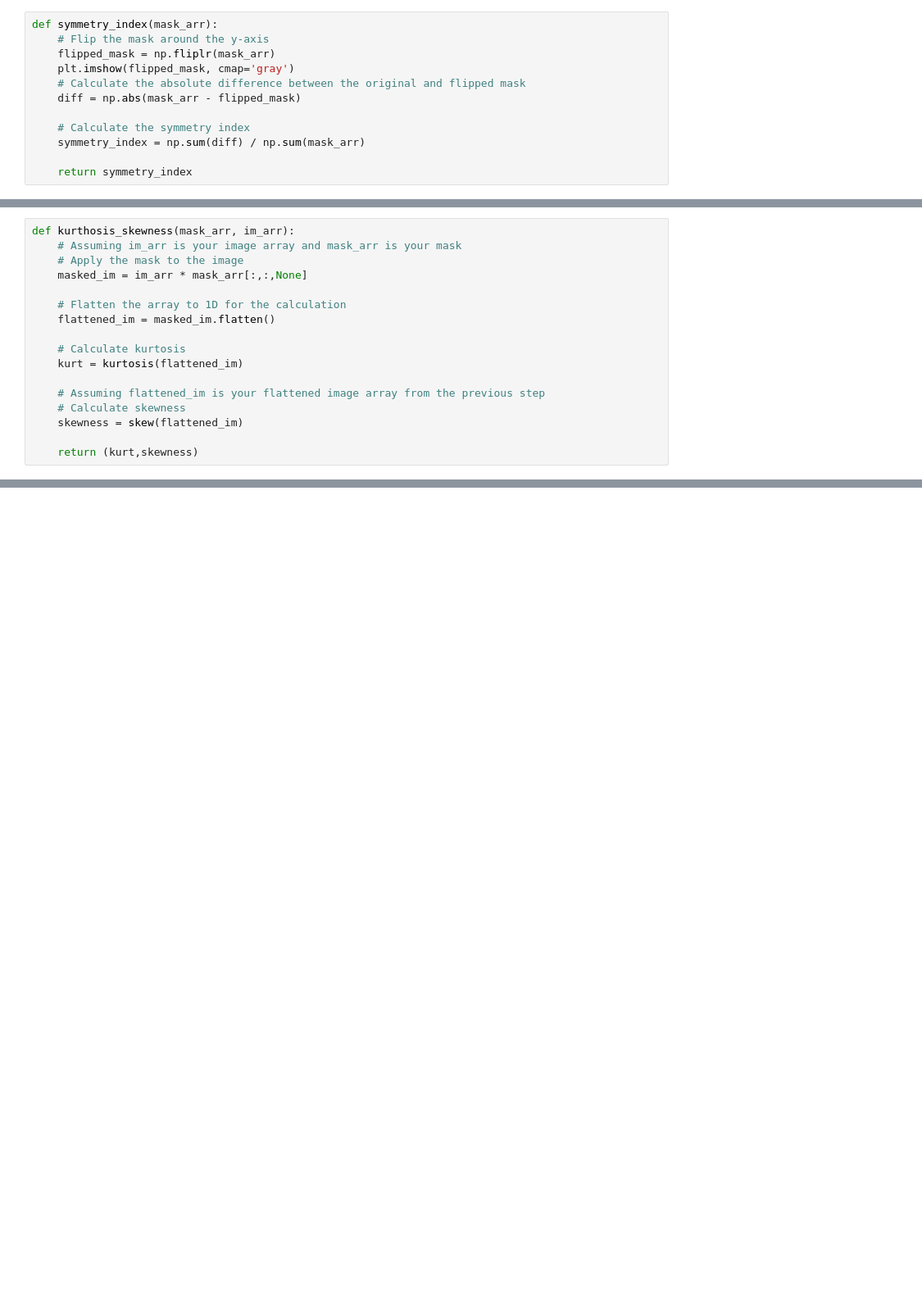
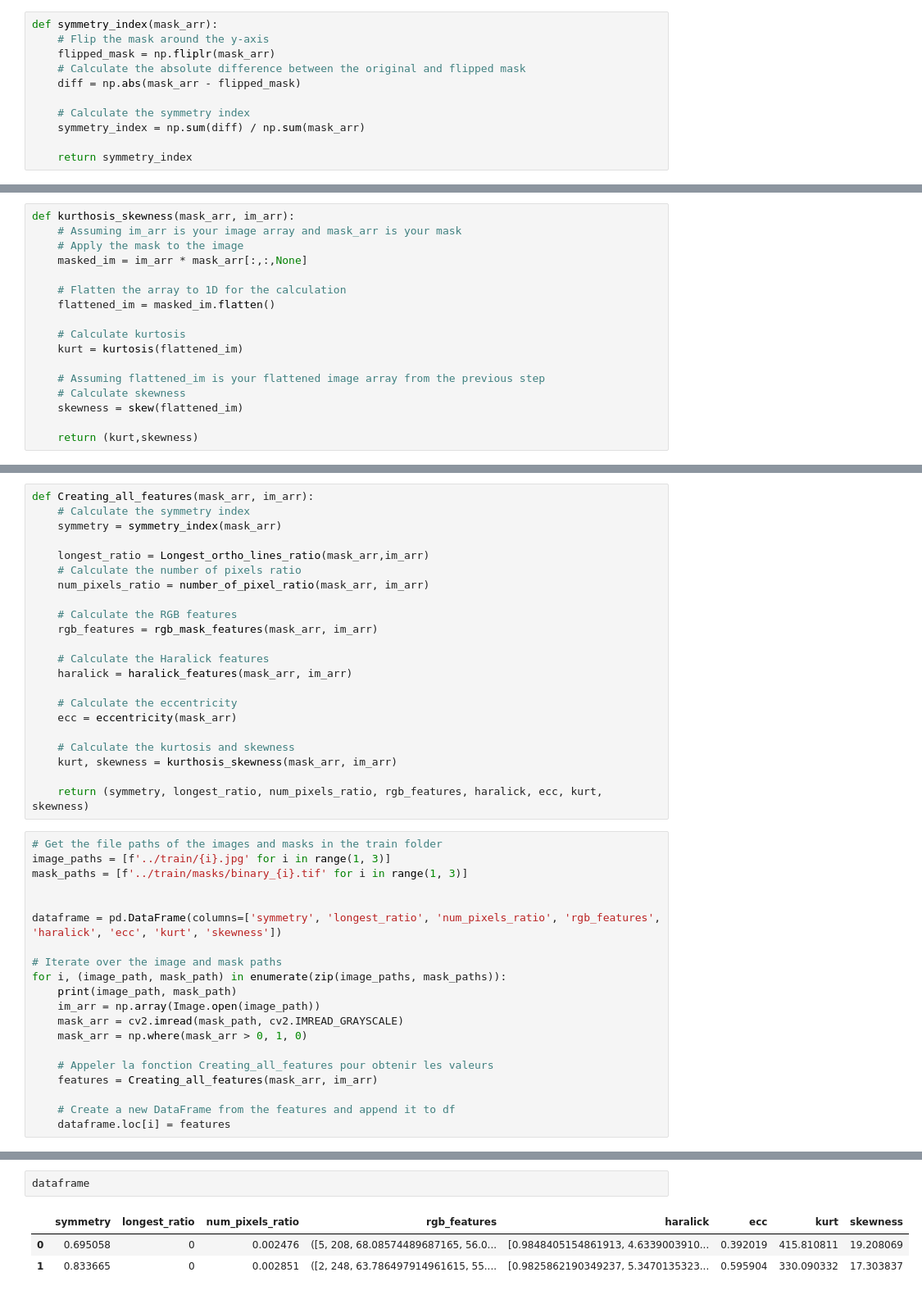
Before and after one commit to Romain-Chevrollier/Data_Project, a Jupyter notebook: code/Dataset_creation.ipynb, the cells around one changed output, grey strips where cells are left out. Shown at 82% size. Drawn from its saved outputs; the diff is of its cells as text; blank space fills up the shorter version.

```diff
--- a/code/Dataset_creation.ipynb
+++ b/code/Dataset_creation.ipynb
@@ -24,7 +25,6 @@ from scipy.stats import skew
 def symmetry_index(mask_arr):
     # Flip the mask around the y-axis
     flipped_mask = np.fliplr(mask_arr)
-    plt.imshow(flipped_mask, cmap='gray')
     # Calculate the absolute difference between the original and flipped mask
     diff = np.abs(mask_arr - flipped_mask)
 
@@ -137,0 +141,42 @@ def kurthosis_skewness(mask_arr, im_arr):
+# %%
+def Creating_all_features(mask_arr, im_arr):
+    # Calculate the symmetry index
+    symmetry = symmetry_index(mask_arr)
+
+    longest_ratio = Longest_ortho_lines_ratio(mask_arr,im_arr)
+    # Calculate the number of pixels ratio
+    num_pixels_ratio = number_of_pixel_ratio(mask_arr, im_arr)
+
+    # Calculate the RGB features
+    rgb_features = rgb_mask_features(mask_arr, im_arr)
+
+    # Calculate the Haralick features
+    haralick = haralick_features(mask_arr, im_arr)
+
+    # Calculate the eccentricity
+    ecc = eccentricity(mask_arr)
+
+    # Calculate the kurtosis and skewness
+    kurt, skewness = kurthosis_skewness(mask_arr, im_arr)
+
+    return (symmetry, longest_ratio, num_pixels_ratio, rgb_features, haralick, ecc, kurt, skewness)
+# %%
+# Get the file paths of the images and masks in the train folder
+image_paths = [f'../train/{i}.jpg' for i in range(1, 3)]
+mask_paths = [f'../train/masks/binary_{i}.tif' for i in range(1, 3)]
+
+
+dataframe = pd.DataFrame(columns=['symmetry', 'longest_ratio', 'num_pixels_ratio', 'rgb_features', 'haralick', 'ecc', 'kurt', 'skewness'])
+
+# Iterate over the image and mask paths
+for i, (image_path, mask_path) in enumerate(zip(image_paths, mask_paths)):
+    print(image_path, mask_path)
+    im_arr = np.array(Image.open(image_path))
+    mask_arr = cv2.imread(mask_path, cv2.IMREAD_GRAYSCALE)
+    mask_arr = np.where(mask_arr > 0, 1, 0)
+
+    # Appeler la fonction Creating_all_features pour obtenir les valeurs
+    features = Creating_all_features(mask_arr, im_arr)
+
+    # Create a new DataFrame from the features and append it to df
+    dataframe.loc[i] = features
@@ -137,0 +186,6 @@ def kurthosis_skewness(mask_arr, im_arr):
+# %%
+dataframe
+# %% [output]
+|  | symmetry | longest_ratio | num_pixels_ratio | rgb_features | haralick | ecc | kurt | skewness |
+| 0 | 0.695058 | 0 | 0.002476 | ([5, 208, 68.08574489687165, 56.0... | [0.9848405154861913, 4.6339003910... | 0.392019 | 415.810811 | 19.208069 |
+| 1 | 0.833665 | 0 | 0.002851 | ([2, 248, 63.786497914961615, 55.... | [0.9825862190349237, 5.3470135323... | 0.595904 | 330.090332 | 17.303837 |
```
Also changed, not shown: parts of 5 cells of this notebook, 2 other files.
